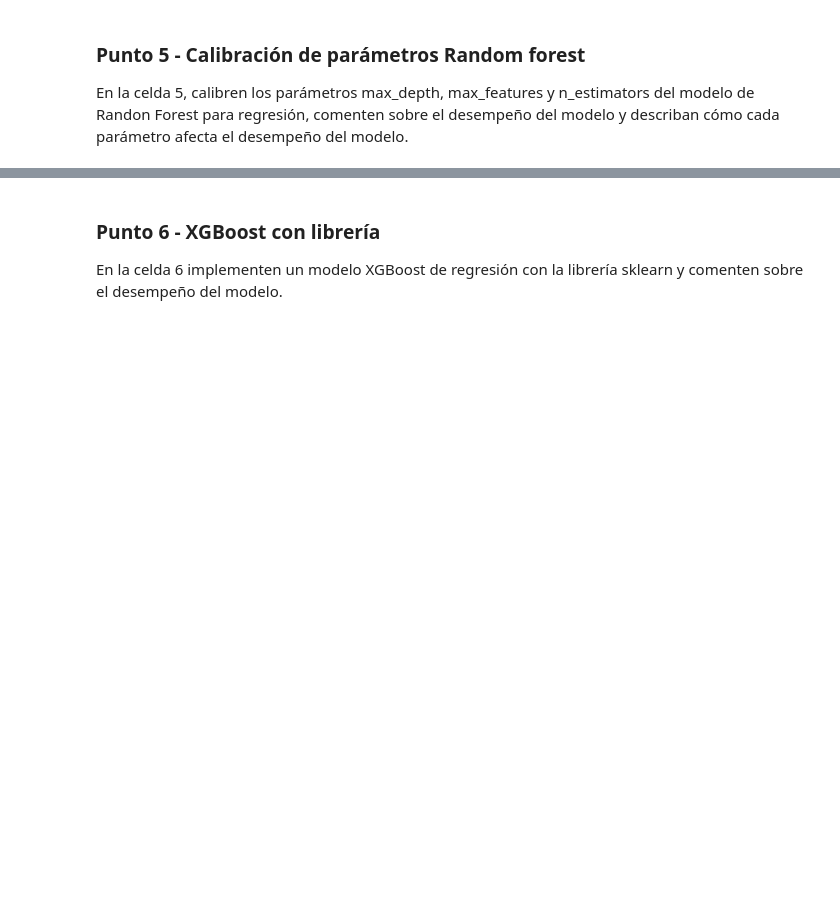
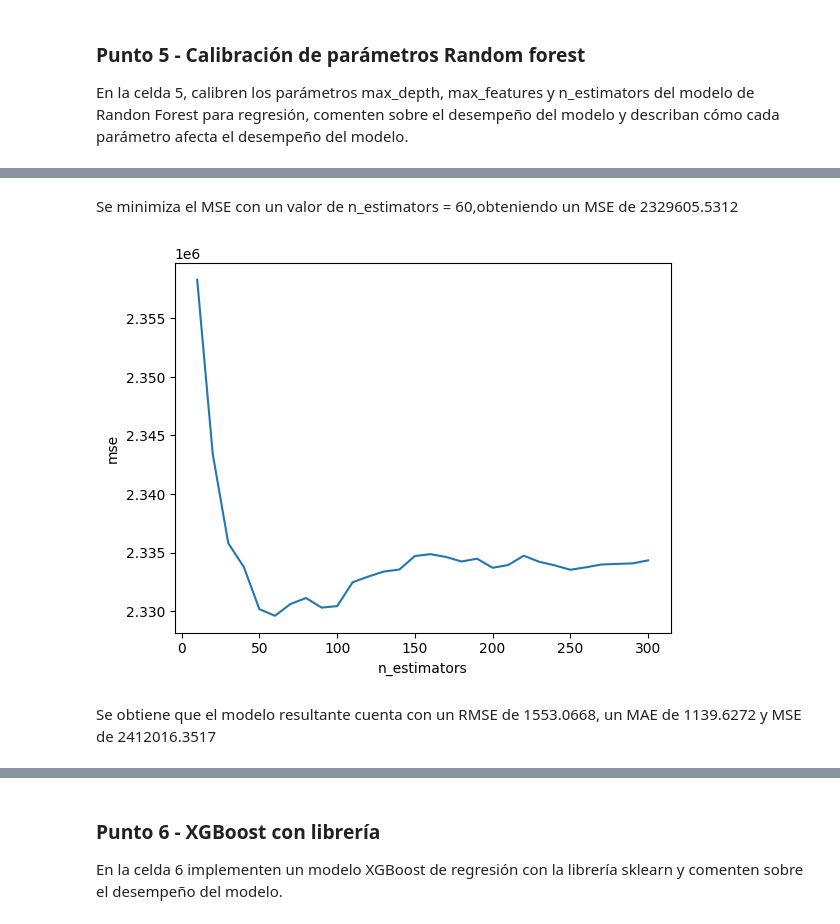
Before and after one commit to JohanManjarresMIAD/JohanManjarresMIAD-JohanManjarresMIAD-MIAD_ML_NLP_2026-Grupo_26, a Jupyter notebook: Semana 2/S2TC1_RandomForests_Boosting.ipynb, the cells around one changed output, grey strips where cells are left out. Saved outputs shown, nothing was run; the diff lists cells and outputs as text; code cells hidden in the pictures; blank space fills up the shorter version.

```diff
--- a/Semana 2/S2TC1_RandomForests_Boosting.ipynb
+++ b/Semana 2/S2TC1_RandomForests_Boosting.ipynb
@@ -422,0 +467,34 @@ En la celda 5, calibren los parámetros max_depth, max_features y n_estimators d
+# %%
+# Celda 5
+estimator_range = range(10, 310, 10)
+mse_scores = []
+
+
+for estimator in estimator_range:
+    clf = RandomForestRegressor(max_depth=8,max_features=4,n_estimators=estimator, random_state=40, n_jobs=-1)
+    scores = cross_val_score(clf, X, y, cv=5, scoring='neg_mean_squared_error').mean()
+    mse_scores.append(-scores)
+
+plt.plot(estimator_range, mse_scores)
+plt.xlabel('n_estimators')
+plt.ylabel('mse')
+
+
+best_index = np.argmin(mse_scores)
+
+display(Markdown(f"""Se minimiza el MSE con un valor de n_estimators = {estimator_range[best_index]},obteniendo un MSE de {mse_scores[best_index]:.4f}"""))
+# %% [output]
+Se minimiza el MSE con un valor de n_estimators = 60,obteniendo un MSE de 2329605.5312
+[figure, added]
+# %%
+clf_random5_1 = RandomForestRegressor(max_depth=8,max_features=4,n_estimators=60,random_state=40)
+clf_random5_1.fit(X_train, y_train)
+
+y_pred_random5_1 = clf_random5_1.predict(X_test)
+mae_random5_1 = metrics.mean_absolute_error(y_test, y_pred_random5_1)
+mse_random5_1 = metrics.mean_squared_error(y_test, y_pred_random5_1)
+rmse_random5_1 = np.sqrt(mse_random5_1)
+
+display(Markdown(f"""Se obtiene que el modelo resultante cuenta con un RMSE de {rmse_random5_1:.4f}, un MAE de {mae_random5_1:.4f} y MSE de {mse_random5_1:.4f}"""))
+# %% [output]
+Se obtiene que el modelo resultante cuenta con un RMSE de 1553.0668, un MAE de 1139.6272 y MSE de 2412016.3517
```
Also changed, not shown: parts of 12 cells of this notebook.
